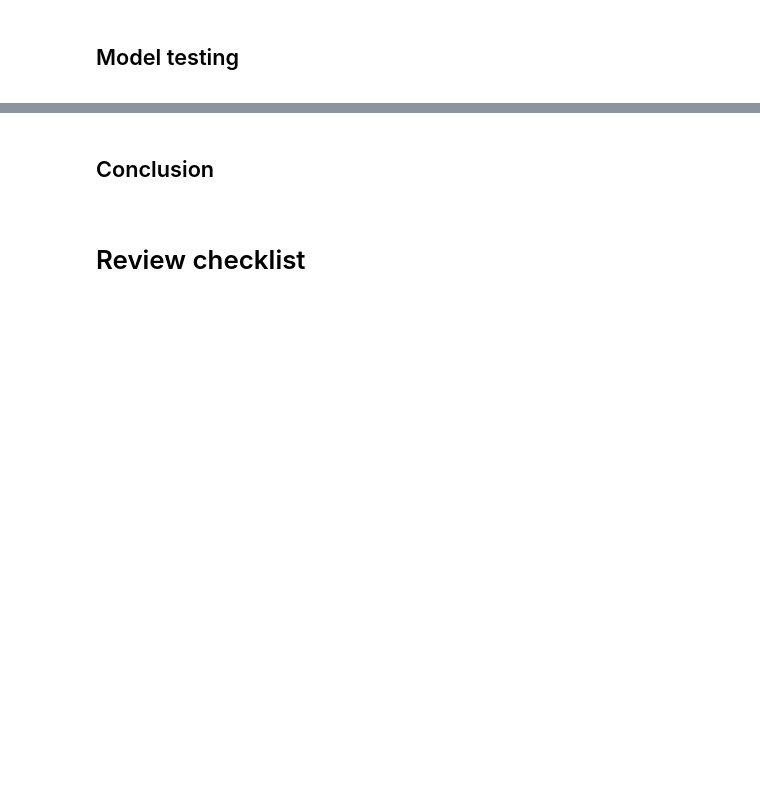
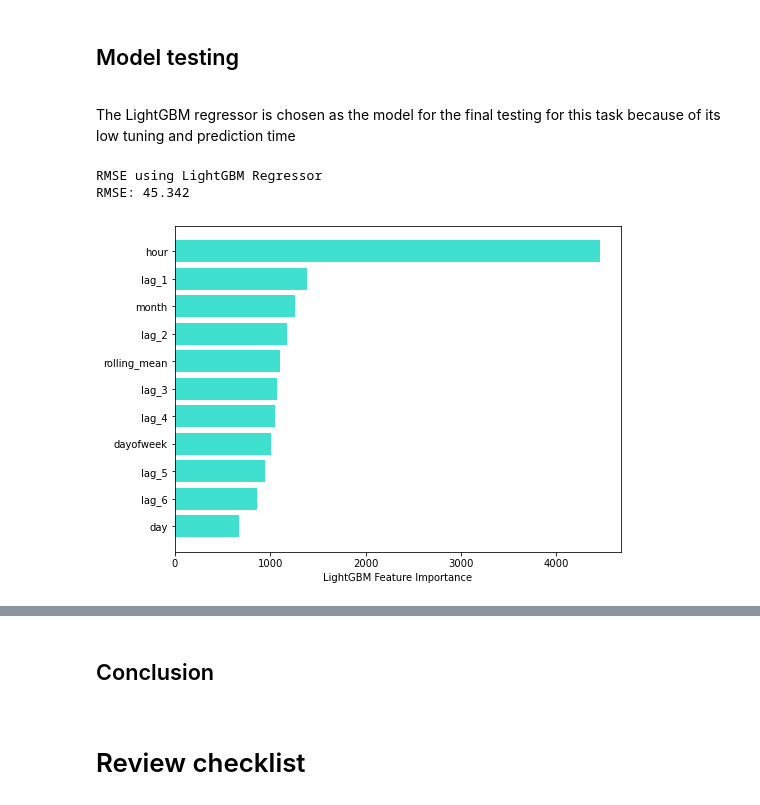
Before and after one commit to chuksoo/taxi_orders_predictionML, a Jupyter notebook: taxi_orders_predictionML.ipynb, the cells around one changed output, grey strips where cells are left out. Cells and saved outputs as stored; diff of their text form; code cells hidden in the pictures; blank space fills up the shorter version.

```diff
--- a/taxi_orders_predictionML.ipynb
+++ b/taxi_orders_predictionML.ipynb
@@ -945,3 +961,12 @@ Wall time: 11 ms
 <div id="model_testing">
     <h2>Model testing</h2>
 </div>
+# %% [markdown]
+The LightGBM regressor is chosen as the model for the final testing for this task because of its low tuning and prediction time
+# %%
+# make predictions with lightGBM regressor for test data
+lightGBM_regressor_prediction(features_test, target_test)
+# %% [output]
+RMSE using LightGBM Regressor
+RMSE: 45.342
+[figure, added]
```
Also changed, not shown: parts of 34 cells of this notebook, 6 other files.
